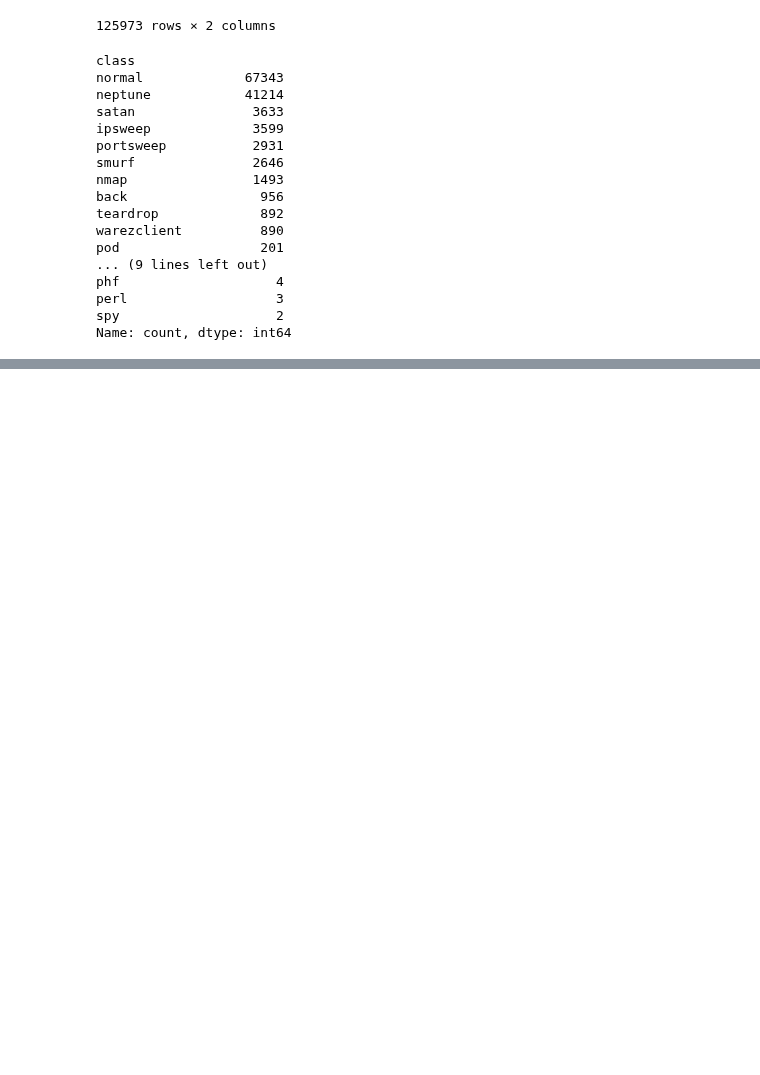
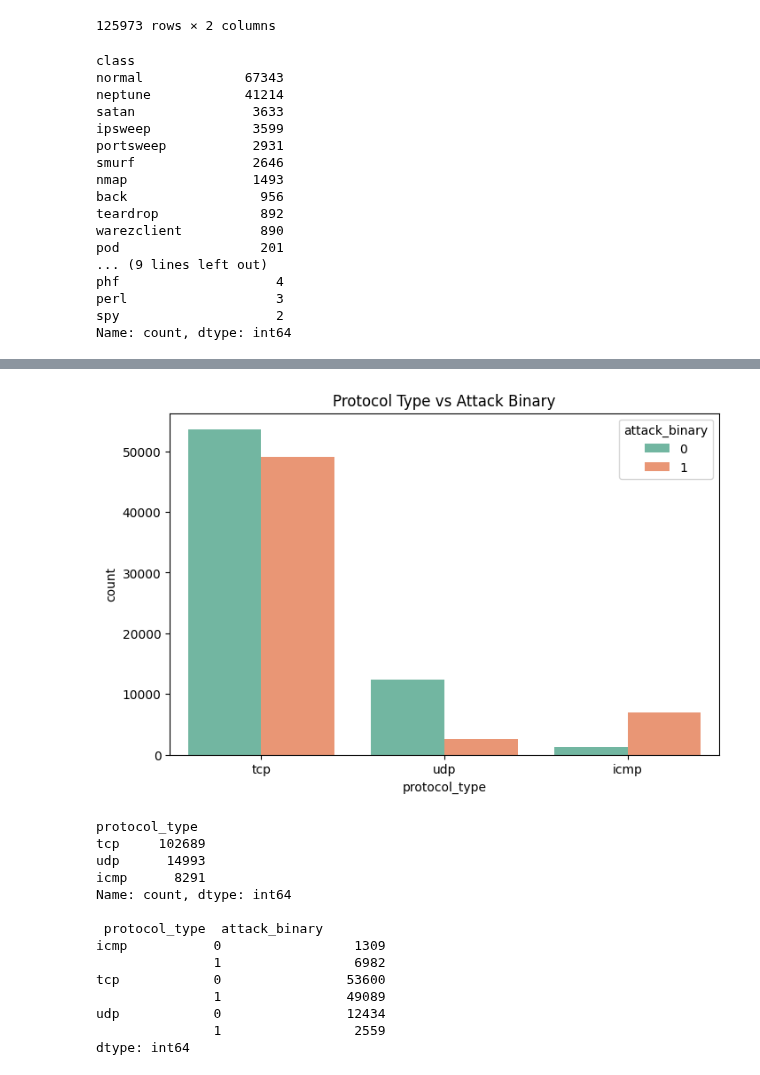
Before and after one commit to SpringBoardMentor193s/SentinelNet_Oct_Batch, a Jupyter notebook: main.ipynb, the cells around one changed output, grey strips where cells are left out. Saved outputs shown, nothing was run; the diff lists cells and outputs as text; code cells hidden in the pictures; blank space fills up the shorter version.

```diff
--- a/main.ipynb
+++ b/main.ipynb
@@ -161,0 +187,24 @@ Name: count, dtype: int64
+# %%
+plt.figure(figsize=(8,5))
+sns.countplot(x='protocol_type', hue='attack_binary', data=train_df, palette='Set2')
+plt.title('Protocol Type vs Attack Binary')
+plt.show()
+
+print(train_df['protocol_type'].value_counts())
+print('\n',train_df.groupby(['protocol_type', 'attack_binary']).size())
+# %% [output]
+[figure, added]
+protocol_type
+tcp     102689
+udp      14993
+icmp      8291
+Name: count, dtype: int64
+
+ protocol_type  attack_binary
+icmp           0                 1309
+               1                 6982
+tcp            0                53600
+               1                49089
+udp            0                12434
+               1                 2559
+dtype: int64
```
Also changed, not shown: parts of 7 cells of this notebook.
